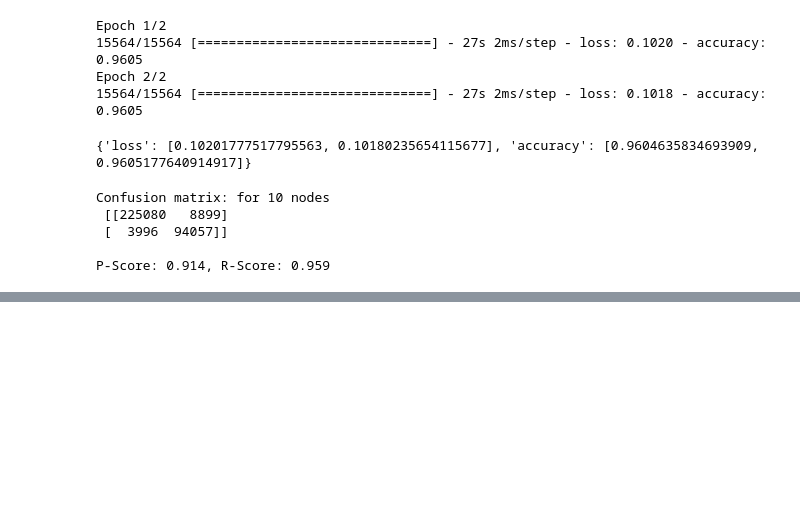
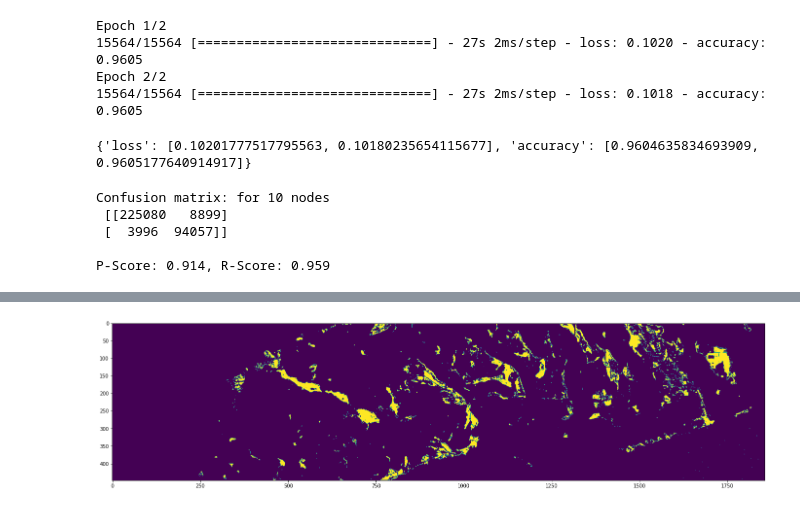
Before and after one commit to nkinnaird/MangroveClassification, a Jupyter notebook: code/firstNN.ipynb, the cells around one changed output, grey strips where cells are left out. Saved outputs shown, nothing was run; the diff lists cells and outputs as text; code cells hidden in the pictures; blank space fills up the shorter version.

Commit message:
Fleshing out first NN model and code.

```diff
--- a/code/firstNN.ipynb
+++ b/code/firstNN.ipynb
@@ -159,0 +185,4 @@ P-Score: 0.914, R-Score: 0.959
+# %%
+# change dimensions of input
+features_ndvi_2_cd = changeDimension(features_ndvi_2)
+labels_mangroves_2_cd = changeDimension(labels_mangroves_2)
@@ -159,0 +195,5 @@ P-Score: 0.914, R-Score: 0.959
+# %%
+predicted_2nd_image = model.predict(features_ndvi_2_cd)
+predicted_2nd_image = predicted_2nd_image[:,1]
+# %%
+predicted_2nd_image_at = (predicted_2nd_image>0.2).astype(int)
@@ -159,0 +213,9 @@ P-Score: 0.914, R-Score: 0.959
+# %%
+prediction_2d = np.reshape(predicted_2nd_image_at, (ds2_2.RasterYSize, ds2_2.RasterXSize))
+# %%
+plt.figure(figsize=(24,6))
+plt.imshow(prediction_2d)
+# plt.colorbar()
+plt.show()
+# %% [output]
+[figure, added]
```
Also changed, not shown: parts of 7 cells of this notebook.
